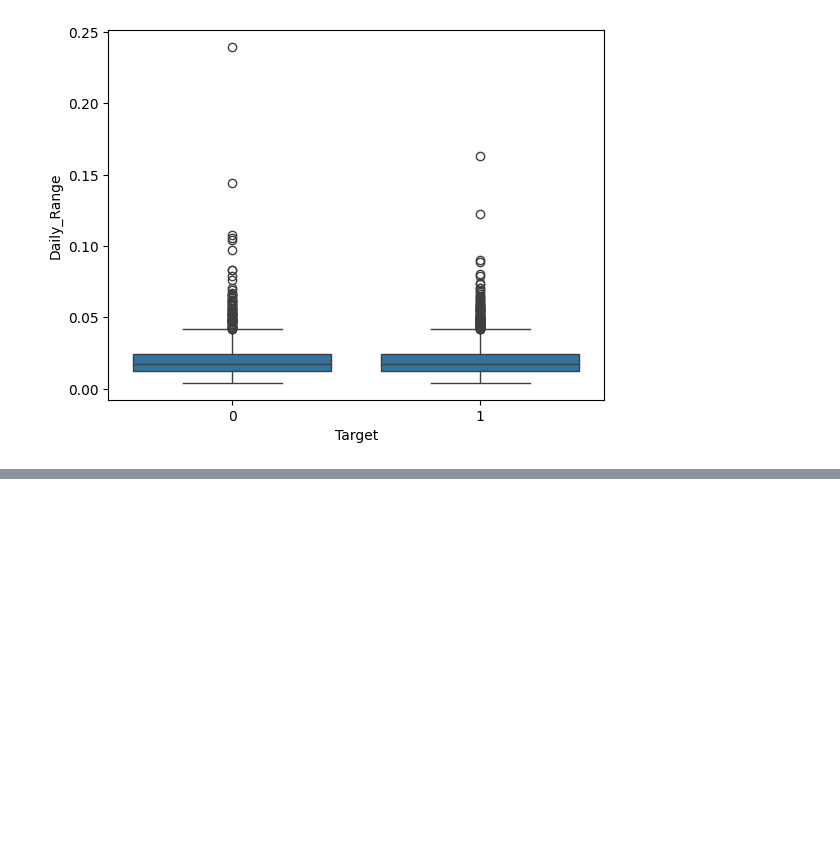
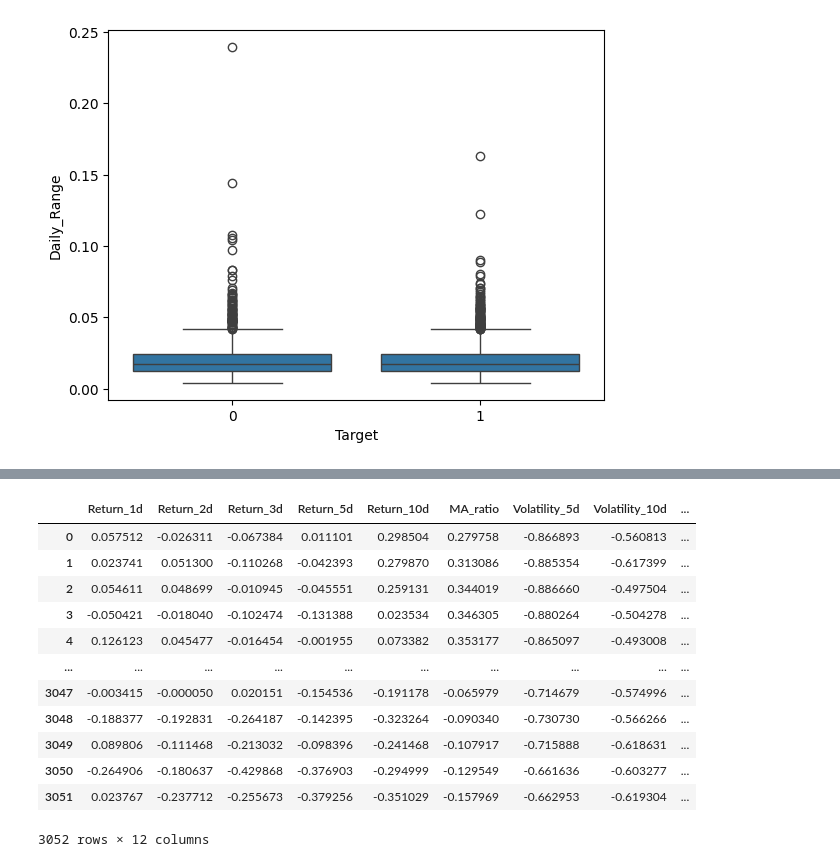
Before and after one commit to AgentXCross/PythonDS-ML, a Jupyter notebook: SciKitLearn/apple_stock.ipynb, the cells around one changed output, grey strips where cells are left out. Saved outputs shown, nothing was run; the diff lists cells and outputs as text; code cells hidden in the pictures; blank space fills up the shorter version.

```diff
--- a/SciKitLearn/apple_stock.ipynb
+++ b/SciKitLearn/apple_stock.ipynb
@@ -252,0 +285,3 @@ X_train
+# %%
+X_train_scaled = model.named_steps['preprocess'].transform(X_train)
+X_train_scaled
@@ -252,0 +302,17 @@ X_train
+# %%
+X_train_scaled_df = pd.DataFrame(data = X_train_scaled, columns = numerical_columns)
+X_train_scaled_df
+# %% [output]
+|  | Return_1d | Return_2d | Return_3d | Return_5d | Return_10d | MA_ratio | Volatility_5d | Volatility_10d | ... |
+| 0 | 0.057512 | -0.026311 | -0.067384 | 0.011101 | 0.298504 | 0.279758 | -0.866893 | -0.560813 | ... |
+| 1 | 0.023741 | 0.051300 | -0.110268 | -0.042393 | 0.279870 | 0.313086 | -0.885354 | -0.617399 | ... |
+| 2 | 0.054611 | 0.048699 | -0.010945 | -0.045551 | 0.259131 | 0.344019 | -0.886660 | -0.497504 | ... |
+| 3 | -0.050421 | -0.018040 | -0.102474 | -0.131388 | 0.023534 | 0.346305 | -0.880264 | -0.504278 | ... |
+| 4 | 0.126123 | 0.045477 | -0.016454 | -0.001955 | 0.073382 | 0.353177 | -0.865097 | -0.493008 | ... |
+| ... | ... | ... | ... | ... | ... | ... | ... | ... | ... |
+| 3047 | -0.003415 | -0.000050 | 0.020151 | -0.154536 | -0.191178 | -0.065979 | -0.714679 | -0.574996 | ... |
+| 3048 | -0.188377 | -0.192831 | -0.264187 | -0.142395 | -0.323264 | -0.090340 | -0.730730 | -0.566266 | ... |
+| 3049 | 0.089806 | -0.111468 | -0.213032 | -0.098396 | -0.241468 | -0.107917 | -0.715888 | -0.618631 | ... |
+| 3050 | -0.264906 | -0.180637 | -0.429868 | -0.376903 | -0.294999 | -0.129549 | -0.661636 | -0.603277 | ... |
+| 3051 | 0.023767 | -0.237712 | -0.255673 | -0.379256 | -0.351029 | -0.157969 | -0.662953 | -0.619304 | ... |
+3052 rows × 12 columns
```
Also changed, not shown: parts of 26 cells of this notebook.
